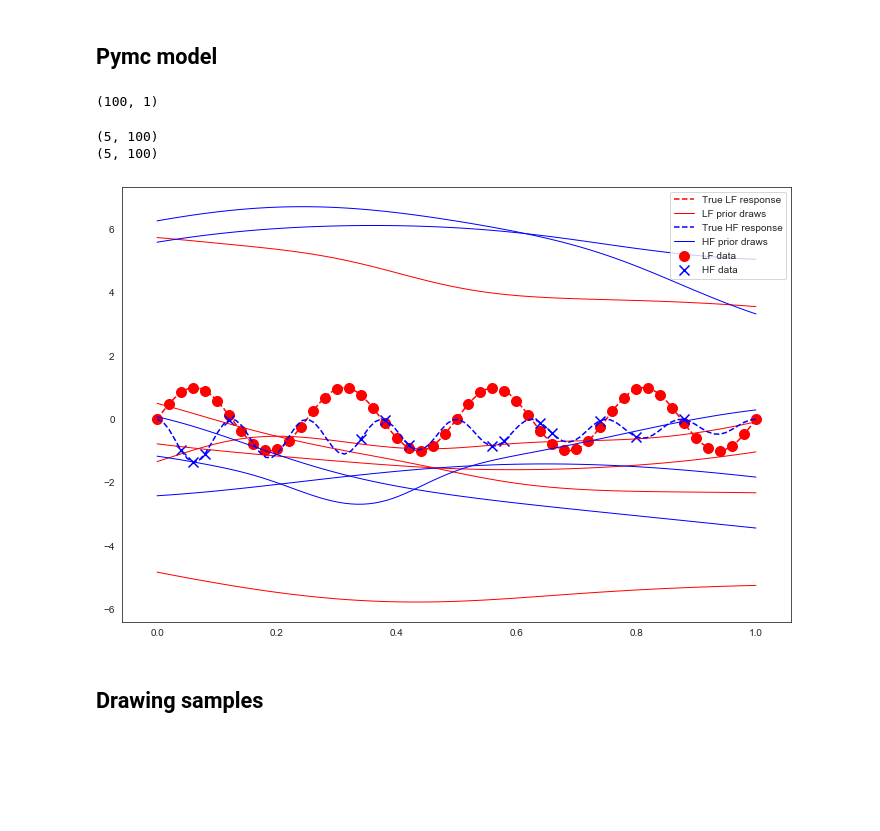
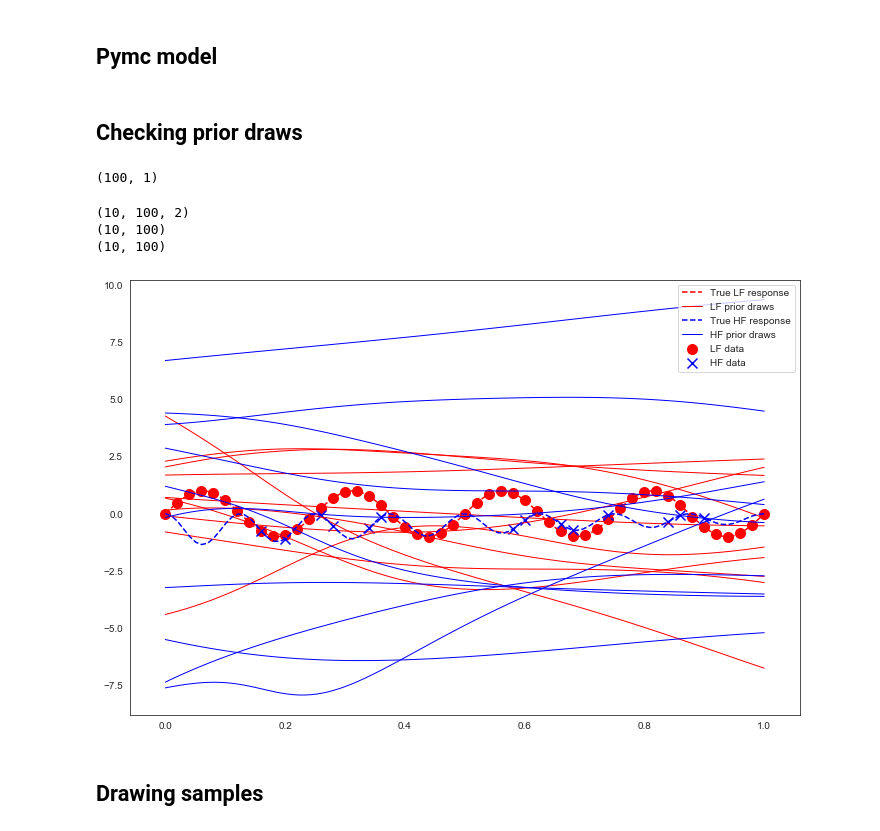
Before and after one commit to sharmila-k/BNN, a Jupyter notebook: part2_variations/2_MF_BNN_idea1/2eg_MFBNN_NUTS.ipynb, the cells around one changed output. Drawn from its saved outputs; the diff is of its cells as text; code cells hidden in the pictures; blank space fills up the shorter version.

```diff
--- a/part2_variations/2_MF_BNN_idea1/2eg_MFBNN_NUTS.ipynb
+++ b/part2_variations/2_MF_BNN_idea1/2eg_MFBNN_NUTS.ipynb
@@ -78,3 +78,8 @@ plt.show()
 # %% [markdown]
 ## Pymc model
+# %%
+# BNN parameters
+H = 20
+d = [X_l.shape[1], H, H, 2]  # num_neurons_per_layer
+act_func = pm.math.tanh
 # %%
@@ -145,6 +130,8 @@ with pm.Model() as neural_network:
     # LIKELIHOOD
     out1 = pm.Normal('out1', mu=act_out_low, sigma=0.01, observed=y_tensor_low)
     out2 = pm.Normal('out2', mu=act_out_high, sigma=0.01, observed=y_tensor_high)
+# %% [markdown]
+## Checking prior draws
 # %%
 # Now we would like to make some predictions
 # Namely, we wish to predict at this dense set of points:
@@ -153,40 +140,57 @@ print (X_p.shape)
 # %% [output]
 (100, 1)
 # %%
-#checking prior draws
+with neural_network:
+    n_plot = 10 # number of prediction samples to plot
 
-with neural_network:
-    preds_low =[DNN(X_p, weights_in_1.random(), bias_in_1.random(), weights_1_2.random(), bias_1_2.random(), weights_2_out.random(), bias_2_out.random())[:,0][:,None].eval()
-     for _ in range(5)]
-    preds_low = np.asarray(preds_low)
-    outputs_low = preds_low.reshape(preds_low.shape[0],preds_low.shape[1])
+    def prior_sampler():
+        Ws_p = []
+        bs_p = []
+        for i in range(len(d)-1):
+            W_p = Ws[i].random()
+            b_p = bs[i].random()
+            Ws_p.append(W_p)
+            bs_p.append(b_p)
+        return Ws_p, bs_p
+
+    preds = []
+    for j in range(n_plot):
+        Ws_p, bs_p = prior_sampler()
+        pred = DNN( X_p, Ws_p , bs_p )
+        preds. append (pred)
+
+    preds = [preds[j].eval() for j in range(len(preds))]
+    preds = np.asarray(preds)
+
+    outputs_low = preds[:,:,0]
+    outputs_high = preds[:,:,1]
+
+    print(np.shape(preds))
     print(np.shape(outputs_low))
-
-    preds_high =[DNN(X_p, weights_in_1.random(), bias_in_1.random(), weights_1_2.random(), bias_1_2.random(), weights_2_out.random(), bias_2_out.random())[:,1][:,None].eval()
-     for _ in range(5)]
-    preds_high = np.asarray(preds_high)
-    outputs_high = preds_high.reshape(preds_high.shape[0],preds_high.shape[1])
     print(np.shape(outputs_high))
 
+    #########
     fig = plt.figure(figsize=(12, 8))
     ax = fig.add_subplot(111)
 
     ax.plot(X_p, f_l(X_p), 'r--', label='True LF response')
     ax.scatter(X_l, Y_l, color='red', marker='o', s=100, label='LF data')
     ax.plot(X_p,outputs_low[0].T, lw=1, label='LF prior draws', color='red')
-    ax.plot(X_p,outputs_low[1:].T, lw=1, color='red')
+    ax.plot(X_p,outputs_low[1:n_plot].T, lw=1, color='red')
 
     ax.plot(X_p, f_h(X_p), 'b--', label='True HF response')
     ax.scatter(X_h, Y_h, color='blue', marker='x', s=100, label='HF data')
     ax.plot(X_p,outputs_high[0].T, lw=1, label='HF prior draws',color='blue')
-    ax.plot(X_p,outputs_high[1:].T, lw=1, color='blue')
+    ax.plot(X_p,outputs_high[1:n_plot].T, lw=1, color='blue')
 
     ax.legend()
     plt.show()
+    #########
 # %% [output]
-(5, 100)
-(5, 100)
+(10, 100, 2)
+(10, 100)
+(10, 100)
-[figure, old version]
+[figure, new version]
 # %%
 from pymc3.theanof import set_tt_rng, MRG_RandomStreams
 set_tt_rng(MRG_RandomStreams(42))
```
Also changed, not shown: parts of 18 cells of this notebook, 33 other files.
